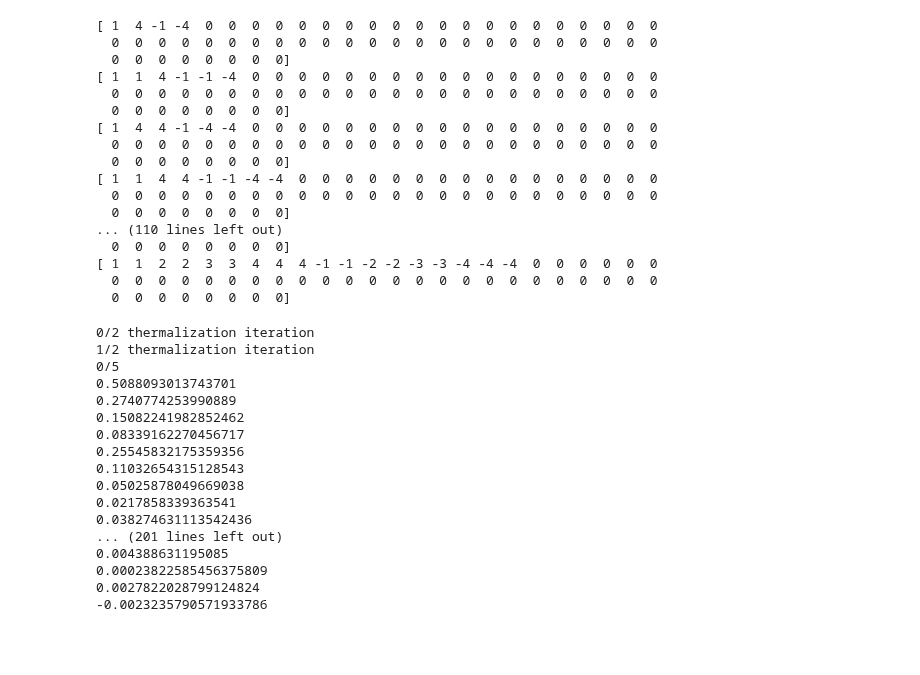
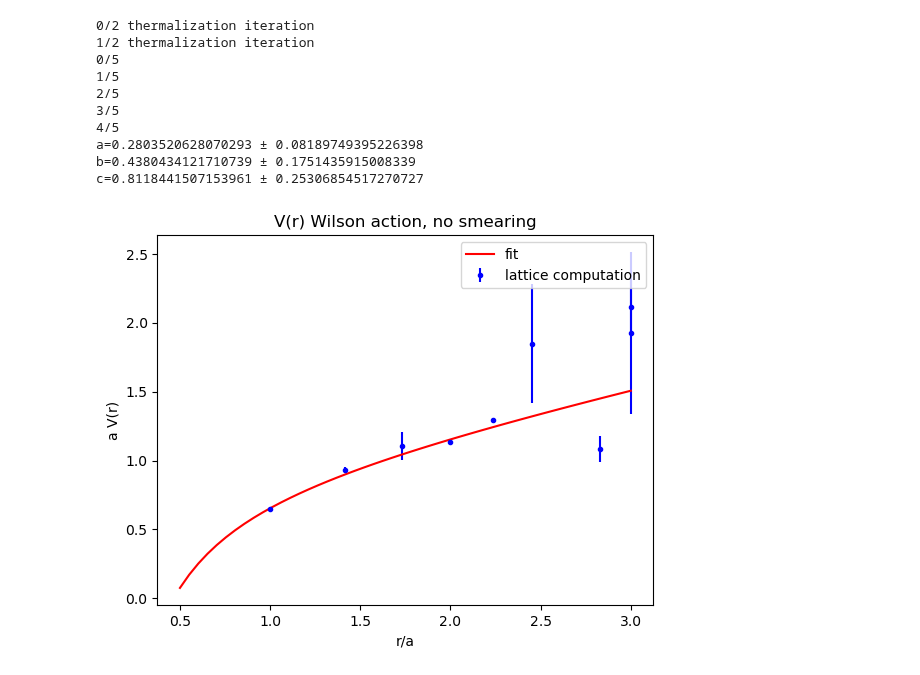
Before and after one commit to lusvelt/path-integral-monte-carlo, a Jupyter notebook: src/static-quark-potential.ipynb, the cells around one changed output. Cells and saved outputs as stored; diff of their text form; code cells hidden in the pictures; blank space fills up the shorter version.

```diff
--- a/src/static-quark-potential.ipynb
+++ b/src/static-quark-potential.ipynb
@@ -8,10 +10,10 @@ beta=5.5
 beta_improved = 1.719
 u0 = 0.797
 eps = 0.24
-max_r = 4.5
+max_r = 3
 eps_smearing = 1/12
 n_smearing = 4
-width_t = 1
+width_t = 2
 # %%
 N_cf = 5
 N_cor = 50
@@ -22,41 +27,38 @@ bin_size = 1
+# %%
+def fit(x, y, yerr):
+    initial_guess = [1, 1, 1]
+    optimal_params, covariance_matrix = curve_fit(V_fit, x, y, p0=initial_guess, sigma=yerr, absolute_sigma=True)
+
+    a_opt, b_opt, c_opt = optimal_params
+    param_errors = np.sqrt(np.diag(covariance_matrix))  # Calculate the standard deviation of the fitted parameters
+    print(fr"a={a_opt} ± {param_errors[0]}")
+    print(fr"b={b_opt} ± {param_errors[1]}")
+    print(fr"c={c_opt} ± {param_errors[2]}")
+    return a_opt, b_opt, c_opt
+# %%
+def elaborate(data, title):
+    params = fit(data[0], data[1], data[2])
+    V1 = lambda x: V_fit(x, *params)
+    fig = Plot(xlabel='r/a', ylabel='a V(r)', title=title)
+    fig.add_errorbar_points(data[0], data[1], data[2], color='blue', label='lattice computation')
+    fig.add_plot(0.5, max_r, V1, color='red', label='fit')
+    fig.show()
 # %%
 random_matrices = generate_update_matrices_set(200, eps)
 # %%
 data1 = compute_static_quark_potential(N, d, N_cf, N_cor, hits, thermalization_its, N_copies, bin_size, beta, random_matrices, u0, False, width_t, max_r)
+elaborate(data1, title='V(r) Wilson action, no smearing')
 # %% [output]
-[ 1  4 -1 -4  0  0  0  0  0  0  0  0  0  0  0  0  0  0  0  0  0  0  0  0
-  0  0  0  0  0  0  0  0  0  0  0  0  0  0  0  0  0  0  0  0  0  0  0  0
-  0  0  0  0  0  0  0  0]
-[ 1  1  4 -1 -1 -4  0  0  0  0  0  0  0  0  0  0  0  0  0  0  0  0  0  0
-  0  0  0  0  0  0  0  0  0  0  0  0  0  0  0  0  0  0  0  0  0  0  0  0
-  0  0  0  0  0  0  0  0]
-[ 1  4  4 -1 -4 -4  0  0  0  0  0  0  0  0  0  0  0  0  0  0  0  0  0  0
-  0  0  0  0  0  0  0  0  0  0  0  0  0  0  0  0  0  0  0  0  0  0  0  0
-  0  0  0  0  0  0  0  0]
-[ 1  1  4  4 -1 -1 -4 -4  0  0  0  0  0  0  0  0  0  0  0  0  0  0  0  0
-  0  0  0  0  0  0  0  0  0  0  0  0  0  0  0  0  0  0  0  0  0  0  0  0
-  0  0  0  0  0  0  0  0]
-... (110 lines left out)
-  0  0  0  0  0  0  0  0]
-[ 1  1  2  2  3  3  4  4  4 -1 -1 -2 -2 -3 -3 -4 -4 -4  0  0  0  0  0  0
-  0  0  0  0  0  0  0  0  0  0  0  0  0  0  0  0  0  0  0  0  0  0  0  0
-  0  0  0  0  0  0  0  0]
+0/2 thermalization iteration
+1/2 thermalization iteration
+0/5
+1/5
+2/5
+3/5
+4/5
+a=0.2803520628070293 ± 0.08189749395226398
+b=0.4380434121710739 ± 0.1751435915008339
+c=0.8118441507153961 ± 0.25306854517270727
-0/2 thermalization iteration
-1/2 thermalization iteration
-0/5
-0.5088093013743701
-0.2740774253990889
-0.15082241982852462
-0.08339162270456717
-0.25545832175359356
-0.11032654315128543
-0.05025878049669038
-0.0217858339363541
-0.038274631113542436
-... (201 lines left out)
-0.004388631195085
-0.00023822585456375809
-0.0027822028799124824
--0.0023235790571933786
+[figure, added]
 # %%
 data2 = compute_static_quark_potential(N, d, N_cf, N_cor, hits, thermalization_its, N_copies, bin_size, beta_improved, random_matrices, u0, True, width_t, max_r)
```
Also changed, not shown: parts of 13 cells of this notebook, 7 other files.
